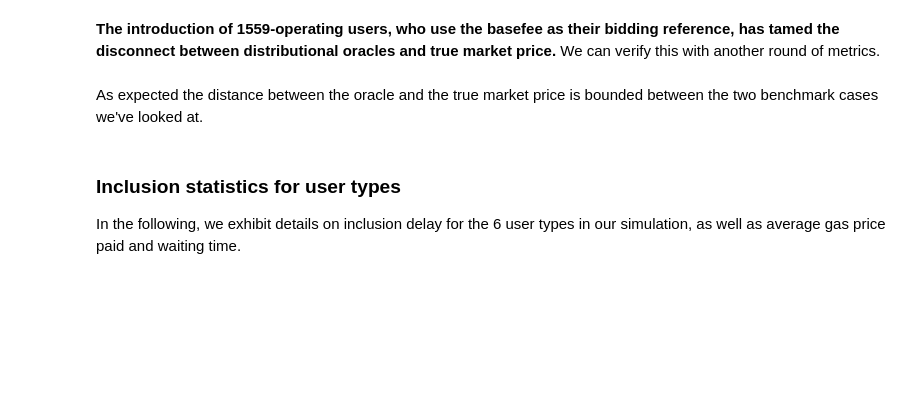
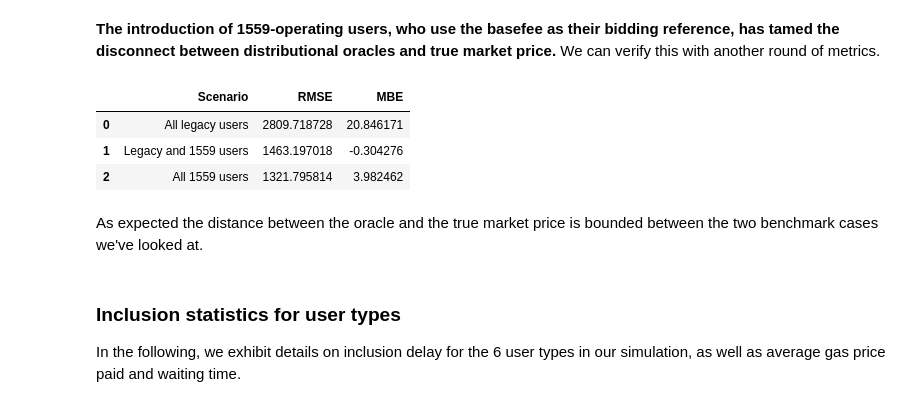
Before and after one commit to ethereum/abm1559, a Jupyter notebook: notebooks/Transition.ipynb, the cells around one changed output. Cells and saved outputs as stored; diff of their text form; code cells hidden in the pictures; blank space fills up the shorter version.

Commit message:
Change oracle levels

```diff
--- a/notebooks/Transition.ipynb
+++ b/notebooks/Transition.ipynb
@@ -251,7 +266,7 @@ class RiskAverseLegacyUser(AffineUser):
         raise Exception("Not implemented, try using a subclass.")
 
     def decide_parameters(self, env: dict):
-        oracle_price = env["fee_percentiles"][90]
+        oracle_price = env["fee_oracles"][ORACLE_FAST]
         gas_price = oracle_price + self.rng.random() * (self.value - oracle_price)
         return {
             "gas_price": int(gas_price), # in wei
@@ -276,7 +291,7 @@ class RiskAverseLegacyUser(AffineUser):
     def export(self):
         return {
             **super().export(),
-            "user_type": "beep_boop",
+            "user_type": "bidding_bot",
         }
 # %% [markdown]
 ### Transaction and user pools
@@ -362,10 +377,10 @@ def simulate(demand_scenario, shares_scenario, extra_metrics = None, rng = rng):
         "current_block": None,
         "min_premium": 2 * (10 ** 9),
         "recent_blocks": [],
-        "fee_percentiles": {
-            50: 2 * (10 ** 9),
-            75: 2 * (10 ** 9),
-            90: 2 * (10 ** 9)
+        "fee_oracles": {
+            ORACLE_SLOW: 2 * (10 ** 9),
+            ORACLE_MEDIUM: 2 * (10 ** 9),
+            ORACLE_FAST: 2 * (10 ** 9)
         }
     }
 
@@ -423,9 +438,9 @@ def simulate(demand_scenario, shares_scenario, extra_metrics = None, rng = rng):
             "decided_txs": len(decided_txs),
             "included_txs": len(selected_txs),
             "basefee": env["basefee"] / (10 ** 9), # to Gwei
-            "median_fee": env["fee_percentiles"][50] / (10 ** 9), # to Gwei
-            "fee_75": env["fee_percentiles"][75] / (10 ** 9), # to Gwei
-            "fee_90": env["fee_percentiles"][90] / (10 ** 9), # to Gwei
+            "slow_oracle": env["fee_oracles"][ORACLE_SLOW] / (10 ** 9), # to Gwei
+            "medium_oracle": env["fee_oracles"][ORACLE_MEDIUM] / (10 ** 9), # to Gwei
+            "fast_oracle": env["fee_oracles"][ORACLE_FAST] / (10 ** 9), # to Gwei
             "market_price": market_price  / (10 ** 9), # to Gwei
             "blk_min_premium": block.min_premium() / (10 ** 9), # to Gwei
             "blk_max_premium": block.max_premium() / (10 ** 9), # to Gwei
@@ -492,12 +507,12 @@ In this scenario, only legacy users interact in a 1559-environment. We instantia
 In particular, following a rough intuition of Pareto-law distributed users, we imagine that most users have relatively low hurry, while some users are willing to pay greater amounts for faster inclusion. This assumption is implemented with the following shares of user types:
 # %%
 def extra_metrics_fpa(env, users, user_pool, txpool):
-    pool_percentile_users = len(
-        [tx for tx in txpool.txs.values() if isinstance(user_pool.users[tx.sender], LegacyPercentileBidder)])
+    pool_legacy_users = len(
+        [tx for tx in txpool.txs.values() if isinstance(user_pool.users[tx.sender], LegacyBidder)])
 
     return {
-        "percentile": len([user for user in users if isinstance(user, LegacyPercentileBidder)]),
-        "pool_percentile": pool_percentile_users
+        "legacy": len([user for user in users if isinstance(user, LegacyBidder)]),
+        "pool_legacy": pool_legacy_users
     }
 
 # Number of new users per time step
@@ -505,9 +520,9 @@ demand_scenario = [gbm[t] for t in range(6000)]
 
 # Shares of new users per time step
 shares_scenario_fpa = [{
-    LegacyPercentileBidderSlow: 0.50,
-    LegacyPercentileBidderMedium: 0.30,
-    LegacyPercentileBidderFast: 0.15,
+    LegacyBidderSlow: 0.50,
+    LegacyBidderMedium: 0.30,
+    LegacyBidderFast: 0.15,
     RiskAverseLegacyUser: 0.05,
 } for t in range(blocks)]
 # %%
@@ -711,8 +726,8 @@ We also provide the mean bias error (MBE). It is not clear whether it being posi
 # %%
-rmse_1559 = np.linalg.norm(df_1559["fee_90"] - df_1559["market_price"])
-rmse_fpa = np.linalg.norm(df["fee_90"] - df["market_price"])
-mbe_1559 = np.mean(df_1559["fee_90"] - df_1559["market_price"])
-mbe_fpa = np.mean(df["fee_90"] - df["market_price"])
+rmse_1559 = np.linalg.norm(df_1559["fast_oracle"] - df_1559["market_price"])
+rmse_fpa = np.linalg.norm(df["fast_oracle"] - df["market_price"])
+mbe_1559 = np.mean(df_1559["fast_oracle"] - df_1559["market_price"])
+mbe_fpa = np.mean(df["fast_oracle"] - df["market_price"])
 
 pd.DataFrame({
     "Scenario": ["All legacy users", "All 1559 users"],
@@ -751,14 +769,19 @@ df_mixed.plot("block", ["basefee", "market_price", "median_fee", "fee_75", "fee_
 # %% [markdown]
 **The introduction of 1559-operating users, who use the basefee as their bidding reference, has tamed the disconnect between distributional oracles and true market price.** We can verify this with another round of metrics.
 # %%
-rmse_mixed = np.linalg.norm(df_mixed["market_price"] - df_mixed["fee_90"])
-mbe_mixed = np.mean(df_mixed["fee_90"] - df_mixed["market_price"])
+rmse_mixed = np.linalg.norm(df_mixed["fast_oracle"] - df_mixed["market_price"])
+mbe_mixed = np.mean(df_mixed["fast_oracle"] - df_mixed["market_price"])
 
 pd.DataFrame({
     "Scenario": ["All legacy users", "Legacy and 1559 users", "All 1559 users"],
     "RMSE": [rmse_fpa, rmse_mixed, rmse_1559],
     "MBE": [mbe_fpa, mbe_mixed, mbe_1559]
 })
+# %% [output]
+|  | Scenario | RMSE | MBE |
+| 0 | All legacy users | 2809.718728 | 20.846171 |
+| 1 | Legacy and 1559 users | 1463.197018 | -0.304276 |
+| 2 | All 1559 users | 1321.795814 | 3.982462 |
 # %% [markdown]
 As expected the distance between the oracle and the true market price is bounded between the two benchmark cases we've looked at.
 # %% [markdown]
```
Also changed, not shown: parts of 37 cells of this notebook.
